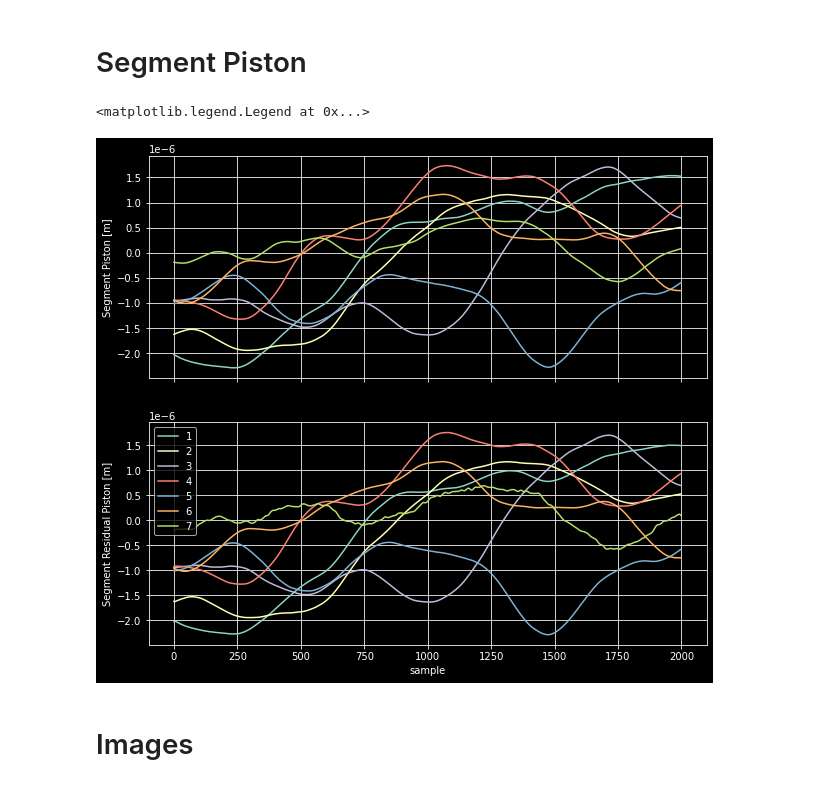
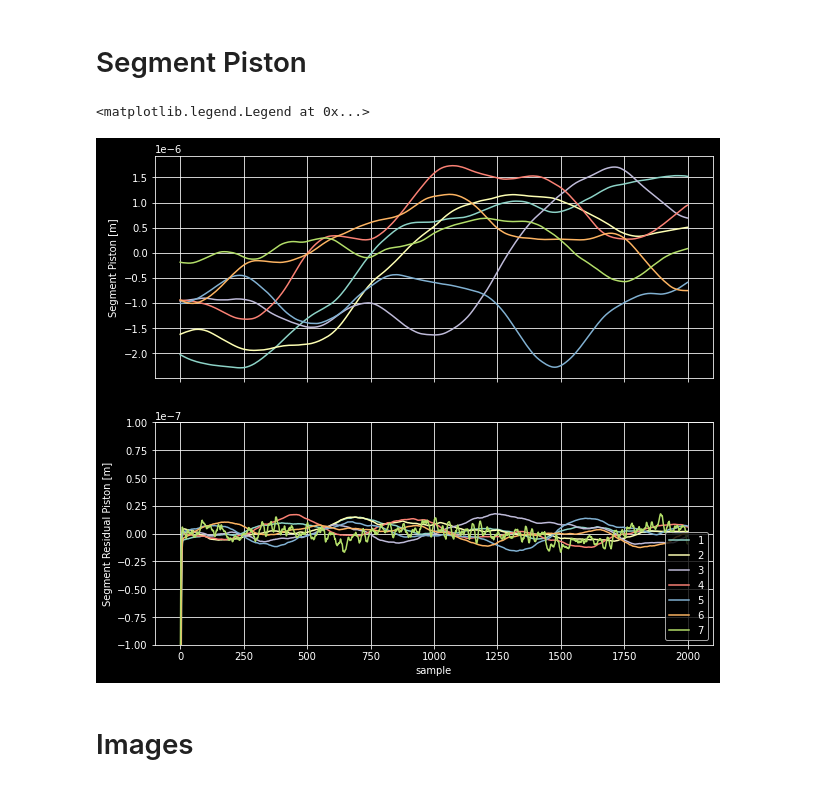
Before and after one commit to rconan/dos101, a Jupyter notebook: data.ipynb, the cells around one changed output. Saved outputs shown, nothing was run; the diff lists cells and outputs as text; code cells hidden in the pictures.

```diff
--- a/data.ipynb
+++ b/data.ipynb
@@ -75,18 +75,19 @@ ax.legend(range(1, 8))
 # %%
 fig, axs = plt.subplots(nrows=2,sharex=True,figsize=(10, 9))
 ax = axs[0]
 ax.plot(np.vstack(data["SegmentPiston"]))
 ax.set_ylabel("Segment Piston [m]")
 ax.grid()
 ax = axs[1]
 ax.plot(np.vstack(data["SegmentResidualPiston"]))
 ax.grid()
 ax.set_xlabel("sample")
 ax.set_ylabel("Segment Residual Piston [m]")
+ax.set_ylim(np.asarray([-0.1,0.1])*1e-6)
 ax.legend(range(1, 8))
 # %% [output]
 <matplotlib.legend.Legend at 0x...>
-[figure, old version]
+[figure, new version]
 # %% [markdown]
 # Images
 # %%
```
Also changed, not shown: parts of 6 cells of this notebook, 1 other file.
